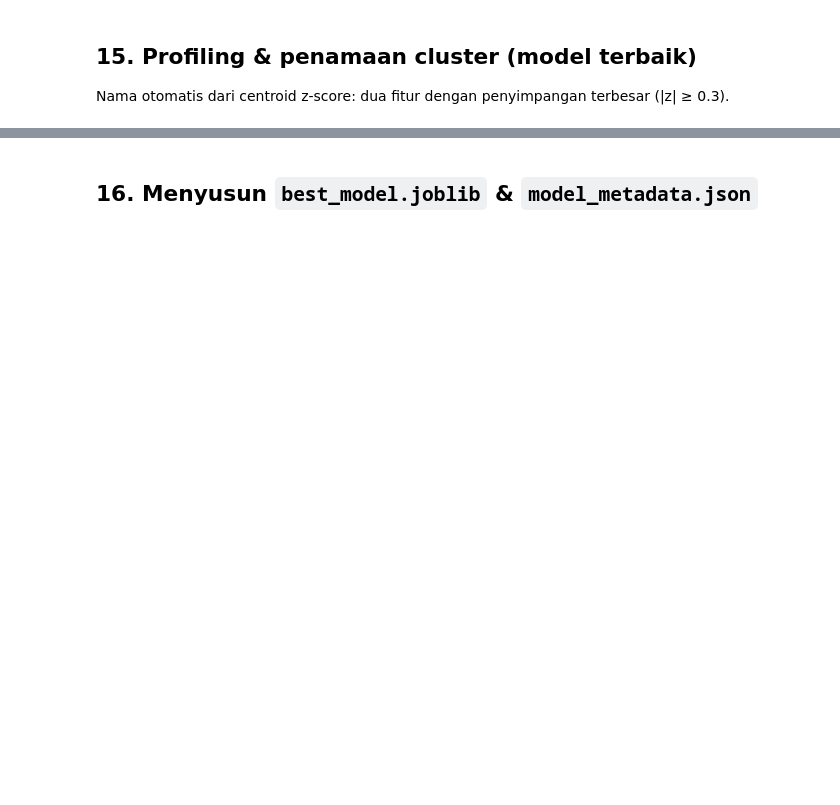
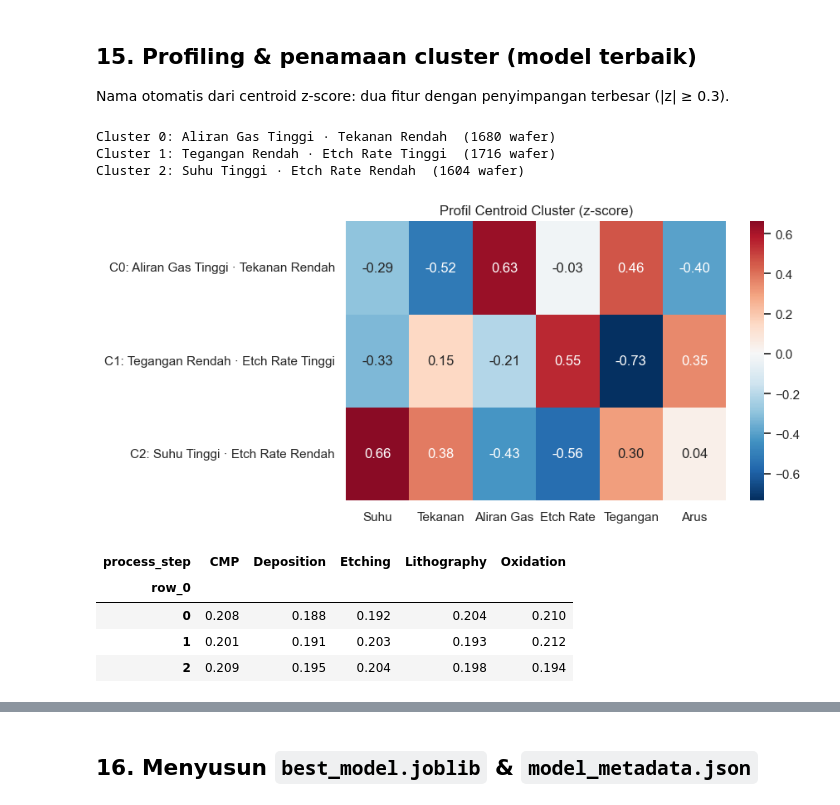
Before and after one commit to miftahrizqi-coder/SmartWafer--Aplikasi-Web-Terintegrasi-untuk-Klasifikasi-Defect-dan-Clustering-Kondisi-Wafer, a Jupyter notebook: training/03_train_clustering.ipynb, the cells around one changed output, grey strips where cells are left out. Saved outputs shown, nothing was run; the diff lists cells and outputs as text; code cells hidden in the pictures; blank space fills up the shorter version.

```diff
--- a/training/03_train_clustering.ipynb
+++ b/training/03_train_clustering.ipynb
@@ -294,11 +396,11 @@ def internal_metrics(X_, labels_):
                 davies_bouldin=davies_bouldin_score(X_[mask], labels_[mask]),
                 calinski_harabasz=calinski_harabasz_score(X_[mask], labels_[mask]))
 
-def row(name, config, n_feat, labels_, can_predict, stability, ext_, candidate, note):
+def row(name, config, X_, labels_, can_predict, stability, ext_, candidate, note):
     n_cl = len(set(labels_)) - (1 if -1 in labels_ else 0)
-    r = {"algoritma": name, "konfigurasi": config, "jumlah_fitur": n_feat,
+    r = {"algoritma": name, "konfigurasi": config, "jumlah_fitur": X_.shape[1],
          "n_clusters": n_cl, "noise_pct": round((labels_ == -1).mean() * 100, 2)}
-    r.update({k: (round(v, 4) if pd.notna(v) else np.nan) for k, v in internal_metrics(X if n_feat == 6 else X7, labels_).items()})
+    r.update({k: (round(v, 4) if pd.notna(v) else np.nan) for k, v in internal_metrics(X_, labels_).items()})
     r.update({"stabilitas_ari_mean": round(stability, 4) if stability is not None else np.nan,
               "dapat_prediksi_data_baru": can_predict,
               "anomali_ditandai": ext_.get("flagged_total"),
@@ -309,13 +411,13 @@ def row(name, config, n_feat, labels_, can_predict, stability, ext_, candidate,
     return r
 
 comparison = pd.DataFrame([
-    row("K-Means", f"K={N_CLUSTERS}, n_init=10, random_state={RANDOM_STATE}", 6, labels_km, True,
+    row("K-Means", f"K={N_CLUSTERS}, n_init=10, random_state={RANDOM_STATE}", X, labels_km, True,
         float(np.mean(ari_seeds)), ext["K-Means"], True, "Model utama; anomali = jarak ke centroid > P%d" % ANOMALY_PERCENTILE),
-    row("Agglomerative", f"K={N_CLUSTERS}, linkage=ward", 6, labels_agg, False, None,
+    row("Agglomerative", f"K={N_CLUSTERS}, linkage=ward", X, labels_agg, False, None,
         ext["Agglomerative"], True, "Deterministik; tidak punya predict() untuk data baru"),
-    row("DBSCAN", f"eps={EPS:.3f} (knee), min_samples={MIN_SAMPLES}", 6, labels_db, False, None,
+    row("DBSCAN", f"eps={EPS:.3f} (knee), min_samples={MIN_SAMPLES}", X, labels_db, False, None,
         ext["DBSCAN"], True, "Anomali = noise; tidak punya predict() untuk data baru"),
-    row("K-Means", f"K={N_CLUSTERS}, +process_step LabelEncoder", 7, labels_km7, True,
+    row("K-Means", f"K={N_CLUSTERS}, +process_step LabelEncoder", X7, labels_km7, True,
         float(np.mean(ari_7)), ext_eval(centroid_anomaly(X7, labels_km7,
             KMeans(n_clusters=N_CLUSTERS, n_init=10, random_state=RANDOM_STATE).fit(X7).cluster_centers_)[2]),
         False, "Eksperimen fitur; cluster mengikuti kode abjad process_step (artefak encoding)"),
@@ -381,29 +495,39 @@ plt.suptitle("Perbandingan Hasil Clustering (PCA 2D)", y=1.02); plt.tight_layout
 Nama otomatis dari centroid z-score: dua fitur dengan penyimpangan terbesar (|z| ≥ 0.3).
 # %%
 best_model = kmeans                                   # sesuai baris 'terpilih' di tabel
-assert best_row.algoritma == "K-Means" and best_row.jumlah_fitur == 6, "Sesuaikan export jika model terbaik berubah"
+assert best_row.algoritma == "K-Means" and best_row.jumlah_fitur == len(FEATURES), "Sesuaikan export jika model terbaik berubah"
 labels = labels_km
 
 centroids_z = pd.DataFrame(best_model.cluster_centers_, columns=FEATURES)
 centroids_orig = pd.DataFrame(scaler.inverse_transform(best_model.cluster_centers_), columns=FEATURES)
 
 def name_cluster(z, threshold=0.3, top_n=2):
     dev = z.abs().sort_values(ascending=False)
     parts = [f"{FEATURE_LABELS[f]} {'Tinggi' if z[f] > 0 else 'Rendah'}" for f in dev.index[:top_n] if dev[f] >= threshold]
     return " · ".join(parts) if parts else "Kondisi Rata-rata"
 
 cluster_names = {}
 for c in range(N_CLUSTERS):
     n = name_cluster(centroids_z.loc[c])
     cluster_names[c] = f"{n} (C{c})" if n in cluster_names.values() else n
 for c, n in cluster_names.items():
     print(f"Cluster {c}: {n}  ({(labels == c).sum()} wafer)")
 
 plt.figure(figsize=(9, 3 + 0.4 * N_CLUSTERS))
 sns.heatmap(centroids_z.rename(columns=FEATURE_LABELS, index={c: f"C{c}: {n}" for c, n in cluster_names.items()}),
             annot=True, fmt=".2f", cmap="RdBu_r", center=0)
 plt.title("Profil Centroid Cluster (z-score)"); plt.tight_layout(); plt.show()
 
 if "process_step" in df.columns:
     display(pd.crosstab(labels, df["process_step"], normalize="index").round(3))
 centroids_orig.round(2).rename(index=cluster_names)
+# %% [output]
+Cluster 0: Aliran Gas Tinggi · Tekanan Rendah  (1680 wafer)
+Cluster 1: Tegangan Rendah · Etch Rate Tinggi  (1716 wafer)
+Cluster 2: Suhu Tinggi · Etch Rate Rendah  (1604 wafer)
+[figure, added]
+| process_step | CMP | Deposition | Etching | Lithography | Oxidation |
+| row_0 |  |  |  |  |  |
+| 0 | 0.208 | 0.188 | 0.192 | 0.204 | 0.210 |
+| 1 | 0.201 | 0.191 | 0.203 | 0.193 | 0.212 |
+| 2 | 0.209 | 0.195 | 0.204 | 0.198 | 0.194 |
```
Also changed, not shown: parts of 21 cells of this notebook.
